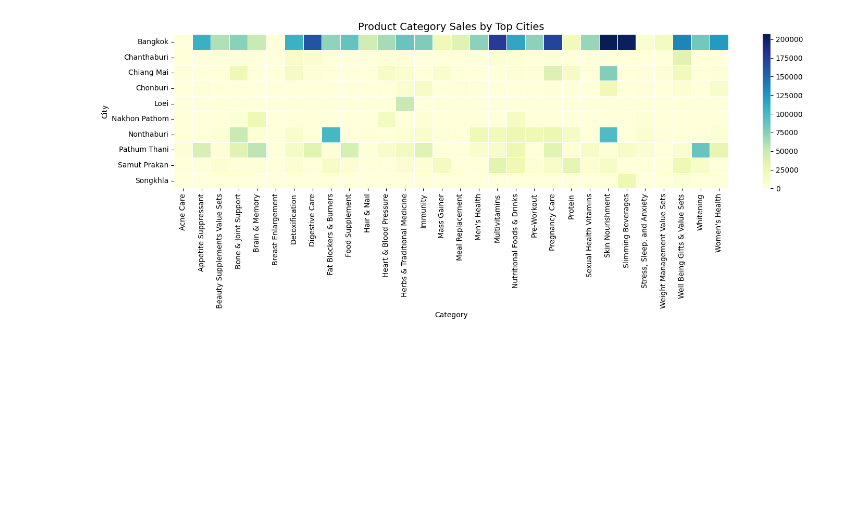
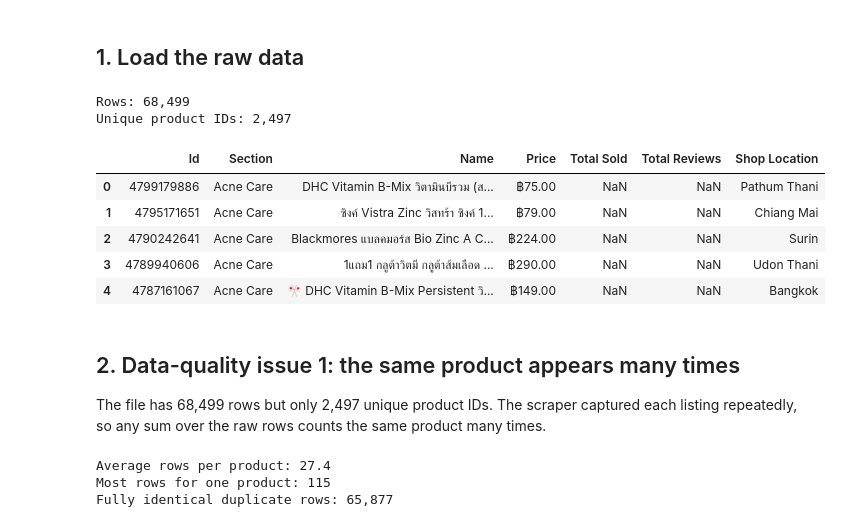
Before and after one commit to cindy840823/Portfolio, a Jupyter notebook: Lazada_Health_Product_Analysis/Lazada_Health_Product_Analysis.ipynb, the cells around one changed output. Cells and saved outputs as stored; diff of their text form; code cells hidden in the pictures; blank space fills up the shorter version.

```diff
--- a/Lazada_Health_Product_Analysis/Lazada_Health_Product_Analysis.ipynb
+++ b/Lazada_Health_Product_Analysis/Lazada_Health_Product_Analysis.ipynb
@@ -3,6 +12,8 @@
 # %%
-# import libraries
+import re
+import numpy as np
 import pandas as pd
 import matplotlib.pyplot as plt
-import seaborn as sns
-import re
+
+pd.set_option('display.max_colwidth', 60)
+ACCENT, MUTED = '#2E5C8A', '#B8C4CE'
@@ -119,23 +20,29 @@ plt.show()
-# %%
-# pivot table: City vs Product Category
-heatmap_data = lazada_df.pivot_table(
-    index="Shop Location",
-    columns="Section",
-    values="Total_Sold_Clean",
-    aggfunc="sum",
-    fill_value=0)
-
-# show top 10 cities only
-top_city_names = lazada_df['Shop Location'].value_counts().head(10).index
-heatmap_trimmed = heatmap_data.loc[heatmap_data.index.isin(top_city_names)]
-
-# plot heatmap
-plt.figure(figsize=(15, 6))
-sns.heatmap(heatmap_trimmed, cmap="YlGnBu", annot=False, linewidths=0.5)
-plt.title("Product Category Sales by Top Cities", fontsize=14)
-plt.xlabel("Category")
-plt.ylabel("City")
-plt.tight_layout()
-plt.show()
-# %% [output]
-[figure, removed]
+# %% [markdown]
+## 1. Load the raw data
+# %%
+raw = pd.read_csv('health_and_wellness_cleaned.csv')
+print(f"Rows: {len(raw):,}")
+print(f"Unique product IDs: {raw['Id'].nunique():,}")
+raw.head()
+# %% [output]
+Rows: 68,499
+Unique product IDs: 2,497
+|  | Id | Section | Name | Price | Total Sold | Total Reviews | Shop Location |
+| 0 | 4799179886 | Acne Care | DHC Vitamin B-Mix วิตามินบีรวม (ส... | ฿75.00 | NaN | NaN | Pathum Thani |
+| 1 | 4795171651 | Acne Care | ซิงค์ Vistra Zinc วิสทร้า ซิงค์ 1... | ฿79.00 | NaN | NaN | Chiang Mai |
+| 2 | 4790242641 | Acne Care | Blackmores แบลคมอร์ส Bio Zinc A C... | ฿224.00 | NaN | NaN | Surin |
+| 3 | 4789940606 | Acne Care | 1แถม1 กลูต้าวิตมี กลูต้าส้มเลือด ... | ฿290.00 | NaN | NaN | Udon Thani |
+| 4 | 4787161067 | Acne Care | 🎌 DHC Vitamin B-Mix Persistent วิ... | ฿149.00 | NaN | NaN | Bangkok |
+# %% [markdown]
+## 2. Data-quality issue 1: the same product appears many times
+
+The file has 68,499 rows but only 2,497 unique product IDs. The scraper captured each listing repeatedly, so any sum over the raw rows counts the same product many times.
+# %%
+repeats = raw['Id'].value_counts()
+print(f"Average rows per product: {repeats.mean():.1f}")
+print(f"Most rows for one product: {repeats.max()}")
+print(f"Fully identical duplicate rows: {raw.duplicated().sum():,}")
+# %% [output]
+Average rows per product: 27.4
+Most rows for one product: 115
+Fully identical duplicate rows: 65,877
```
Also changed, not shown: parts of 27 cells of this notebook, 6 other files.
